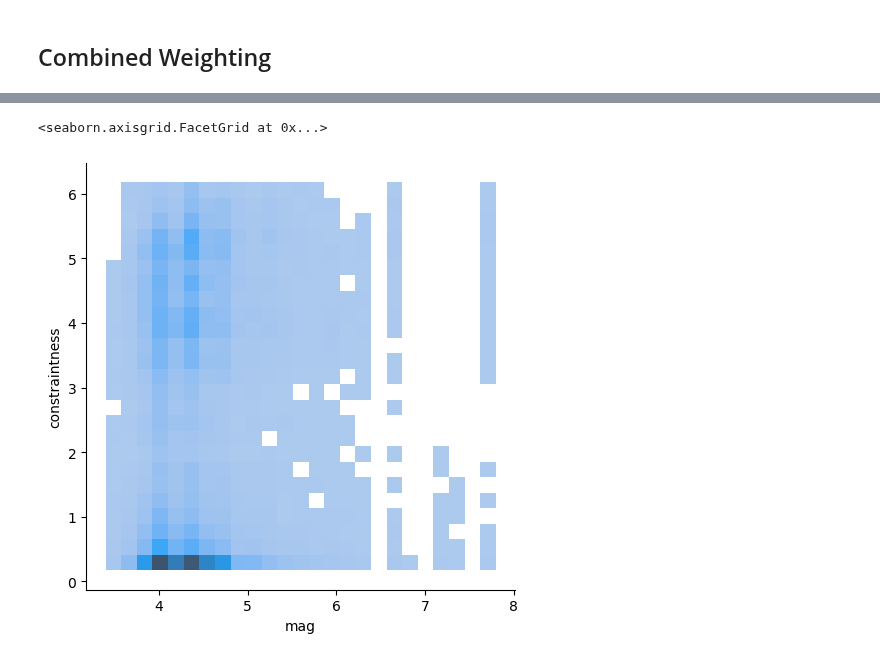
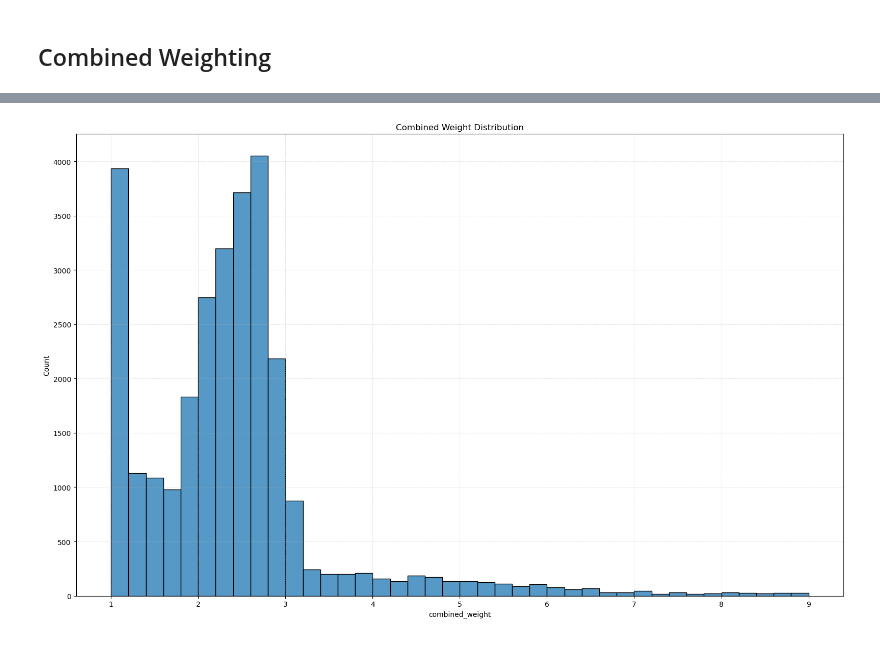
Before and after one commit to claudio525/post_event_gm_gnn, a Jupyter notebook: sim_ranking/explore/gnn/sample_weighting.ipynb, the cells around one changed output, grey strips where cells are left out. Cells and saved outputs as stored; diff of their text form; code cells hidden in the pictures.

```diff
--- a/sim_ranking/explore/gnn/sample_weighting.ipynb
+++ b/sim_ranking/explore/gnn/sample_weighting.ipynb
@@ -233,4 +202,5 @@ fig.tight_layout()
 # %% [markdown]
 ## Combined Weighting
 # %%
-scenario_df["combined_weight"] = scenario_df["mag_weight"] + scenario_df["doc_weight"]
+# The -1 is due to the double counting of the initial weight of 1
+scenario_df["combined_weight"] = scenario_df["mag_weight"] + scenario_df["doc_weight"] - 1
@@ -258,5 +210,14 @@ sns.displot(data=scenario_df, x="mag", y="constraintness", weights="combined_wei
 # %%
-sns.displot(data=scenario_df, x="mag", y="constraintness", kind="hist", bins=25)
+# sns.displot(data=scenario_df, x="mag", y="constraintness", kind="hist", bins=(10, 25))
-# %% [output]
-<seaborn.axisgrid.FacetGrid at 0x...>
-[figure, removed]
+# %%
+fig, ax = plt.subplots(1, 1, figsize=(16, 10))
+
+sns.histplot(data=scenario_df, x="combined_weight", bins=40, ax=ax)
+# sns.scatterplot(data=scenario_df, x="mag", y="mag_weight", ax=ax)
+ax.grid(linewidth=0.5, alpha=0.5, linestyle="--")
+
+ax.set_title("Combined Weight Distribution")
+
+fig.tight_layout()
+# %% [output]
+[figure, added]
```
Also changed, not shown: parts of 24 cells of this notebook, 7 other files.
